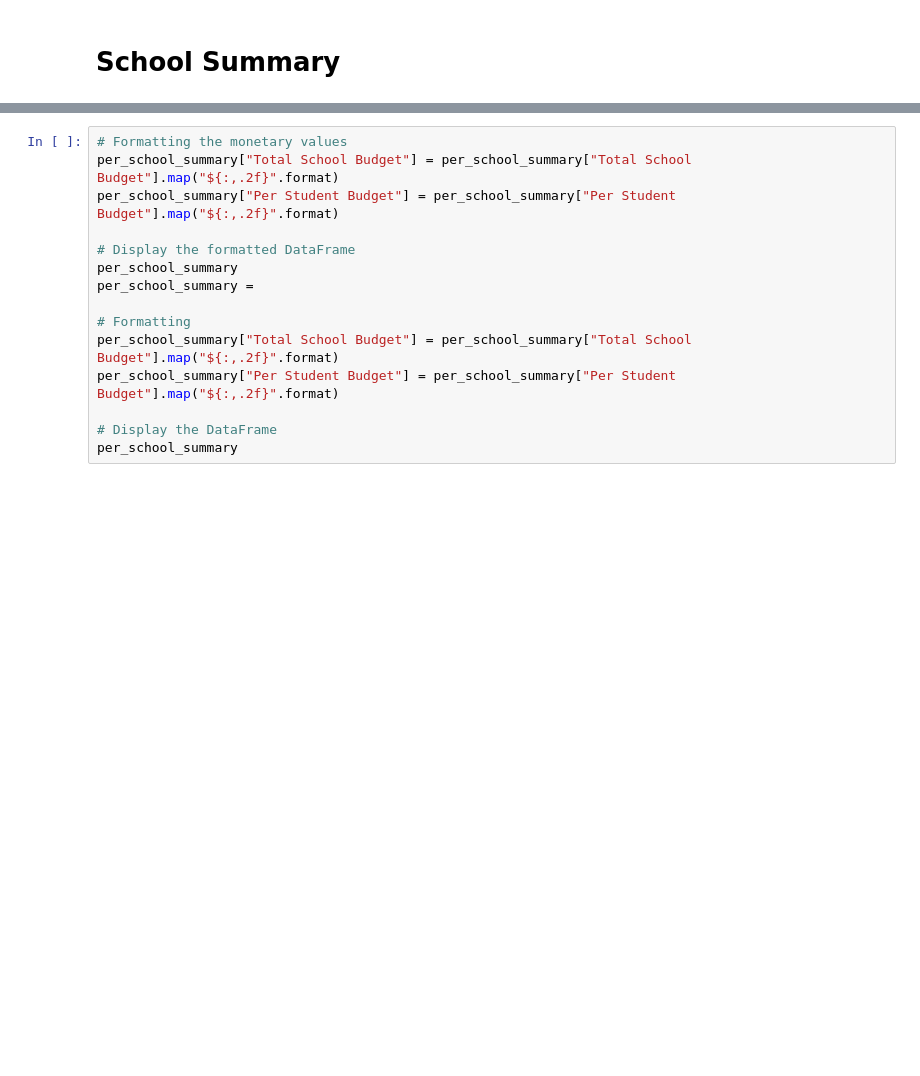
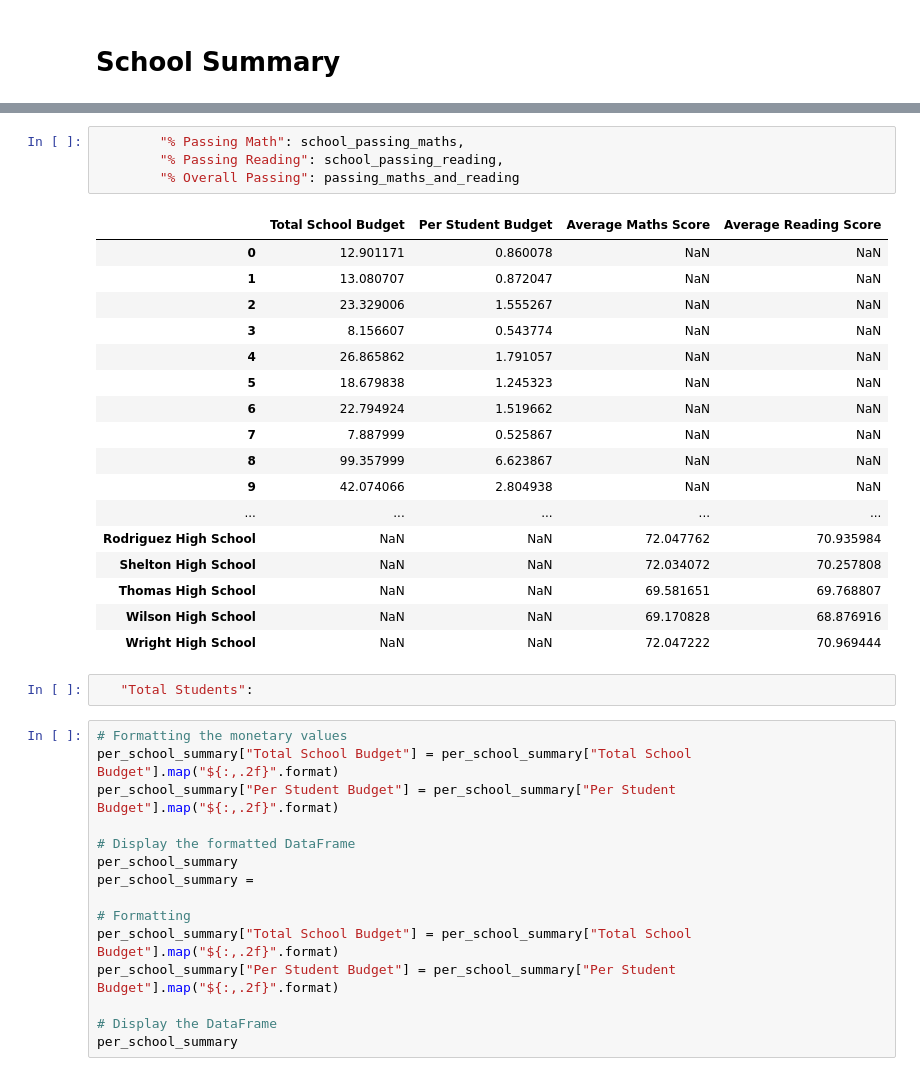
Before and after one commit to AMRITKAUR89/pandas-challenge, a Jupyter notebook: main.ipynb, the cells around one changed output, grey strips where cells are left out. Saved outputs shown, nothing was run; the diff lists cells and outputs as text; blank space fills up the shorter version.

```diff
--- a/main.ipynb
+++ b/main.ipynb
@@ -163,3 +203,27 @@ SyntaxError: invalid syntax (791672066.py, line 6)
+# %%
+        "% Passing Math": school_passing_maths,
+        "% Passing Reading": school_passing_reading,
+        "% Overall Passing": passing_maths_and_reading
+# %% [output]
+|  | Total School Budget | Per Student Budget | Average Maths Score | Average Reading Score |
+| 0 | 12.901171 | 0.860078 | NaN | NaN |
+| 1 | 13.080707 | 0.872047 | NaN | NaN |
+| 2 | 23.329006 | 1.555267 | NaN | NaN |
+| 3 | 8.156607 | 0.543774 | NaN | NaN |
+| 4 | 26.865862 | 1.791057 | NaN | NaN |
+| 5 | 18.679838 | 1.245323 | NaN | NaN |
+| 6 | 22.794924 | 1.519662 | NaN | NaN |
+| 7 | 7.887999 | 0.525867 | NaN | NaN |
+| 8 | 99.357999 | 6.623867 | NaN | NaN |
+| 9 | 42.074066 | 2.804938 | NaN | NaN |
+| ... | ... | ... | ... | ... |
+| Rodriguez High School | NaN | NaN | 72.047762 | 70.935984 |
+| Shelton High School | NaN | NaN | 72.034072 | 70.257808 |
+| Thomas High School | NaN | NaN | 69.581651 | 69.768807 |
+| Wilson High School | NaN | NaN | 69.170828 | 68.876916 |
+| Wright High School | NaN | NaN | 72.047222 | 70.969444 |
+# %%
+   "Total Students":
 # %%
 # Formatting the monetary values
 per_school_summary["Total School Budget"] = per_school_summary["Total School Budget"].map("${:,.2f}".format)
```
Also changed, not shown: parts of 3 cells of this notebook.
